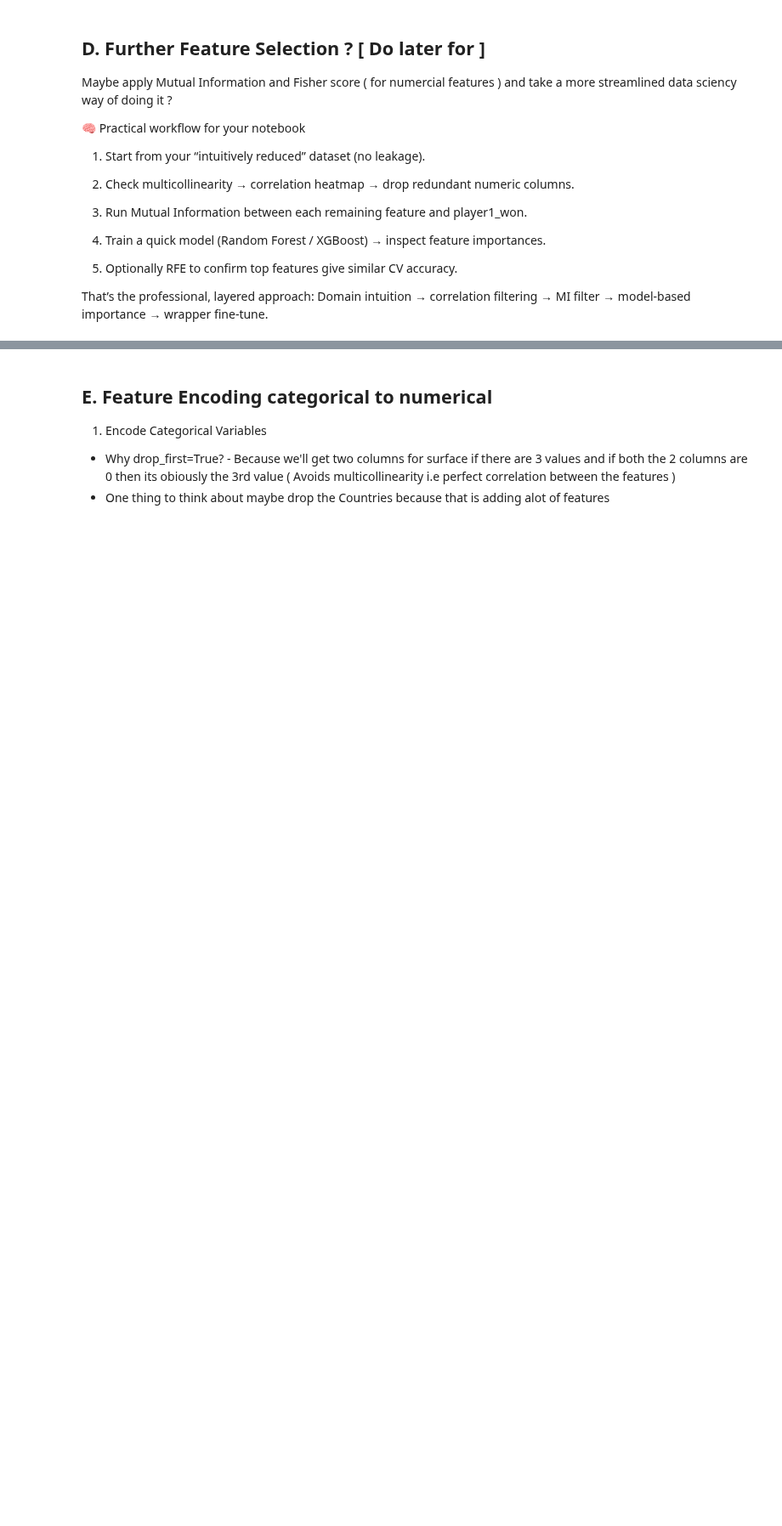
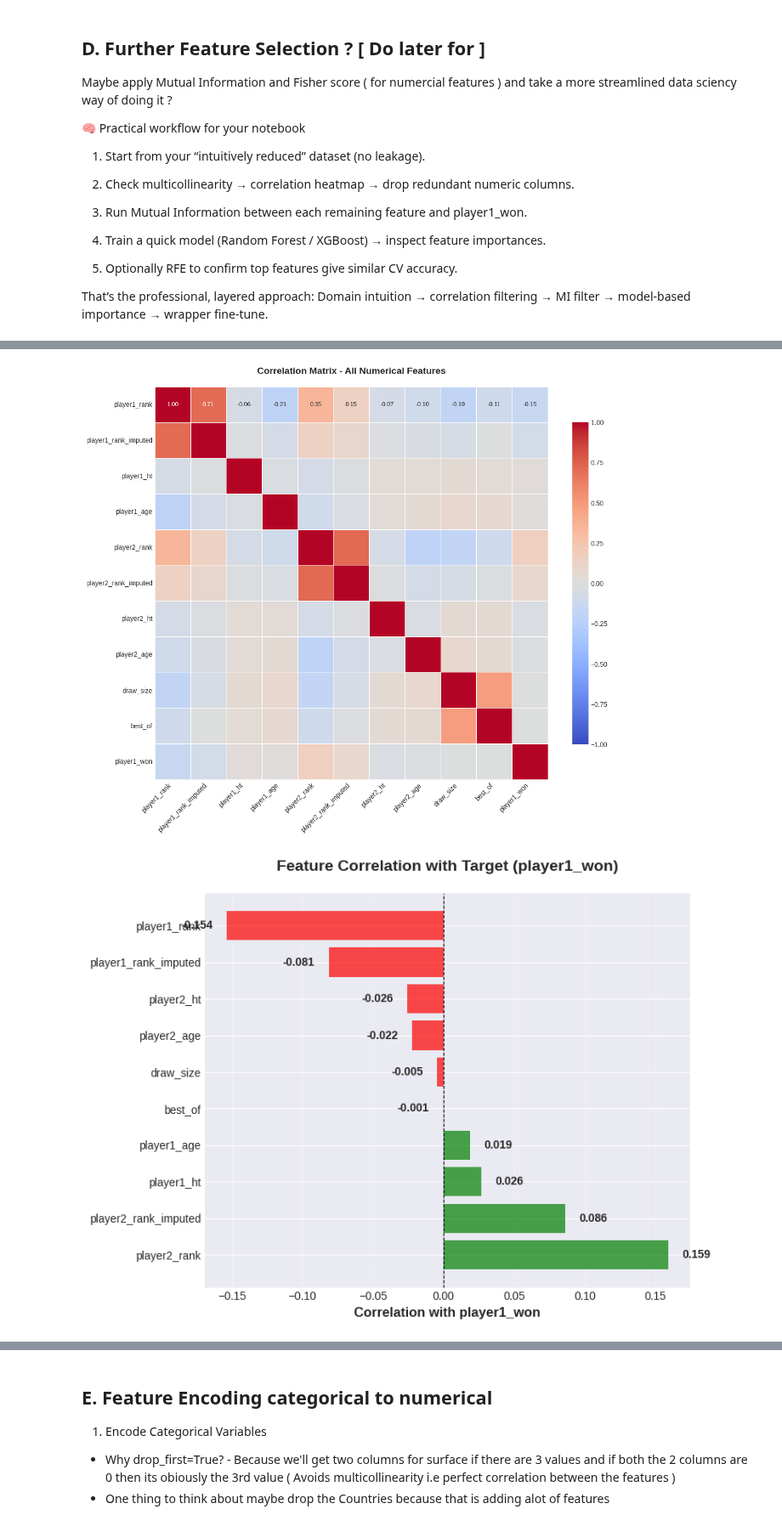
Before and after one commit to Ozayzay/Tennis-Data-Prediction-, a Jupyter notebook: notebooks/EDA_and_preprocessing.ipynb, the cells around one changed output, grey strips where cells are left out. Shown at 85% size. Drawn from its saved outputs; the diff is of its cells as text; code cells hidden in the pictures; blank space fills up the shorter version.

```diff
--- a/notebooks/EDA_and_preprocessing.ipynb
+++ b/notebooks/EDA_and_preprocessing.ipynb
@@ -167,10 +167,12 @@ match_files = [f'../data/raw/atp_matches_{year}.csv' for year in years]
 qualification_files = [f'../data/raw/atp_matches_qual_chall_{year}.csv' for year in years]
 
 # Load and concatenate
+# Qualifying_match = 0 ( for sparsity )
 dfs = []
 for file in match_files:
     if os.path.exists(file):
         df = pd.read_csv(file, low_memory=False)
+        df['Qualifying_match'] = 0  # Flag for main ATP
         print(f"✓ Loaded {file.split('/')[-1]}: {len(df):,} matches")
         dfs.append(df)
 
@@ -178,6 +180,7 @@ for file in match_files:
 for file in qualification_files:
     if os.path.exists(file):
         df = pd.read_csv(file, low_memory=False)
+        df['Qualifying_match'] = 1  # Flag for main ATP
         print(f"✓ Loaded {file.split('/')[-1]}: {len(df):,} matches")
         dfs.append(df)
 
@@ -673,7 +676,10 @@ matches_final = pd.DataFrame({
     'surface': matches_cleaned['surface'],
     'tourney_level': matches_cleaned['tourney_level'],
     'round': matches_cleaned['round'],
-    'best_of': matches_cleaned['best_of']
+    'best_of': matches_cleaned['best_of'],
+
+    # ADD THIS LINE:
+    'Qualifying_match': matches_cleaned['Qualifying_match']  # Keep the flag!
 
 })
 
@@ -737,0 +781,63 @@ matches_final = matches_final.drop(columns=['player1_ioc', 'player2_ioc'])
+# %%
+# Select only numerical columns (excluding IDs)
+numerical_cols = [
+    'player1_rank', 'player1_rank_imputed', 'player1_ht', 'player1_age',
+    'player2_rank', 'player2_rank_imputed', 'player2_ht', 'player2_age',
+    'draw_size', 'best_of', 'player1_won'
+]
+
+# Compute correlation matrix
+corr_matrix = matches_final[numerical_cols].corr()
+
+# ========= 1) FULL CORRELATION MATRIX HEATMAP =========
+plt.figure(figsize=(12, 10))
+
+sns.heatmap(
+    corr_matrix,
+    annot=True,
+    fmt='.2f',
+    cmap='coolwarm',
+    vmin=-1, vmax=1,         # fixed color scale
+    square=True,
+    linewidths=0.5,
+    cbar_kws={"shrink": 0.8},
+    annot_kws={"size": 9}
+)
+
+plt.title('Correlation Matrix - All Numerical Features',
+          fontsize=14, fontweight='bold', pad=20)
+plt.xticks(rotation=45, ha='right')
+plt.yticks(rotation=0)
+plt.tight_layout()
+plt.show()
+
+# ========= 2) CORRELATIONS WITH THE TARGET ONLY =========
+target_corr = corr_matrix['player1_won'].drop('player1_won').sort_values(ascending=False)
+colors = ['green' if x > 0 else 'red' for x in target_corr.values]
+
+plt.figure(figsize=(8, 6))
+plt.barh(range(len(target_corr)), target_corr.values, color=colors, alpha=0.7)
+plt.yticks(range(len(target_corr)), target_corr.index)
+plt.xlabel('Correlation with player1_won', fontsize=12, fontweight='bold')
+plt.title('Feature Correlation with Target (player1_won)',
+          fontsize=14, fontweight='bold', pad=20)
+plt.axvline(x=0, color='black', linestyle='--', linewidth=0.8)
+plt.grid(axis='x', alpha=0.3)
+
+# Add correlation values on bars
+for i, v in enumerate(target_corr.values):
+    plt.text(v + 0.01 if v > 0 else v - 0.01, i, f'{v:.3f}',
+             va='center', ha='left' if v > 0 else 'right',
+             fontweight='bold')
+
+plt.tight_layout()
+plt.show()
+
+# Print top correlations
+print("\n" + "="*70)
+print("TOP CORRELATIONS WITH player1_won (NUMERICAL FEATURES)")
+print("="*70)
+print(target_corr.to_string())
+# %% [output]
+[figure, added]
+[figure, added]
```
Also changed, not shown: parts of 18 cells of this notebook, 4 other files.
